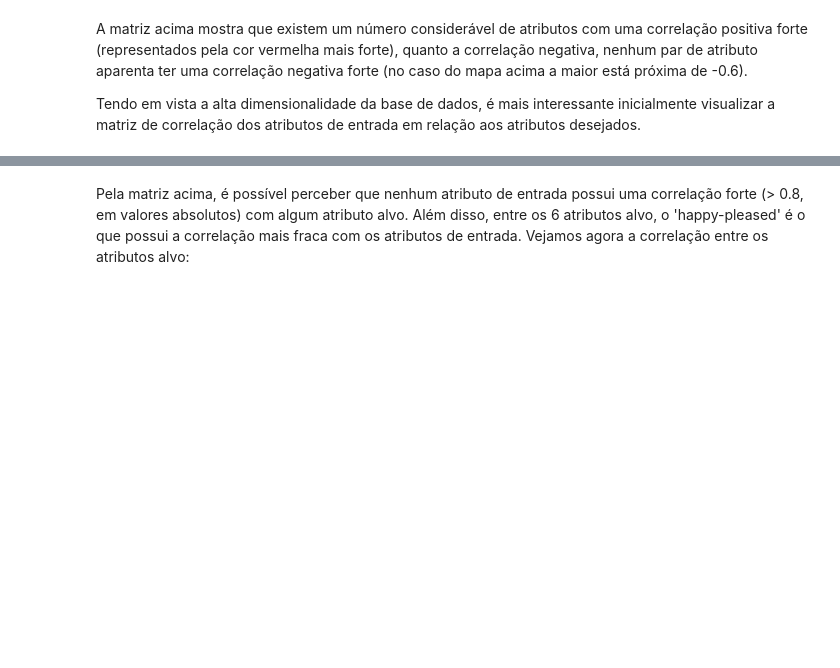
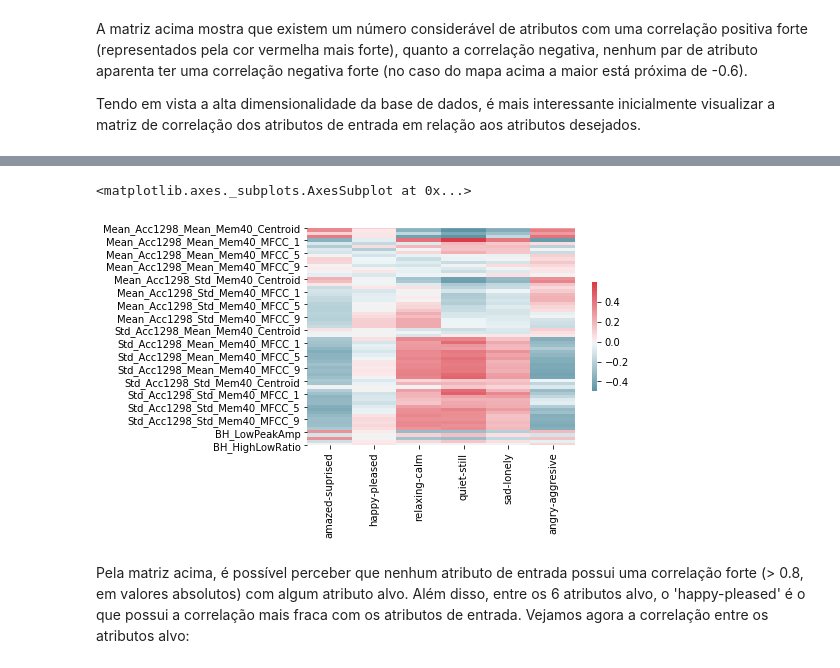
Before and after one commit to DefinitelyNotACactus/AI, a Jupyter notebook: Classification/Q1 - Classification.ipynb, the cells around one changed output, grey strips where cells are left out. Cells and saved outputs as stored; diff of their text form; code cells hidden in the pictures; blank space fills up the shorter version.

```diff
--- a/Classification/Q1 - Classification.ipynb
+++ b/Classification/Q1 - Classification.ipynb
@@ -143,5 +143,7 @@ Tendo em vista a alta dimensionalidade da base de dados, é mais interessante in
 # %%
 correl = df.corr().iloc[ : -6, -6: ]
 #correl = df.corr()
-correl.style.background_gradient(cmap = 'coolwarm')
+#correl.style.background_gradient(cmap = 'coolwarm')
+sns.heatmap(correl, cmap = cmap, center = 0,
+            square = False, cbar_kws = {"shrink": .5})
 # %% [output]
@@ -165,3 +150,5 @@ correl.style.background_gradient(cmap = 'coolwarm')
+<matplotlib.axes._subplots.AxesSubplot at 0x...>
+[figure, added]
 # %% [markdown]
 Pela matriz acima, é possível perceber que nenhum atributo de entrada possui uma correlação forte (> 0.8, em valores absolutos) com algum atributo alvo. Além disso, entre os 6 atributos alvo, o 'happy-pleased' é o que possui a correlação mais fraca com os atributos de entrada. Vejamos agora a correlação entre os atributos alvo:
 # %%
```
Also changed, not shown: parts of 10 cells of this notebook.
